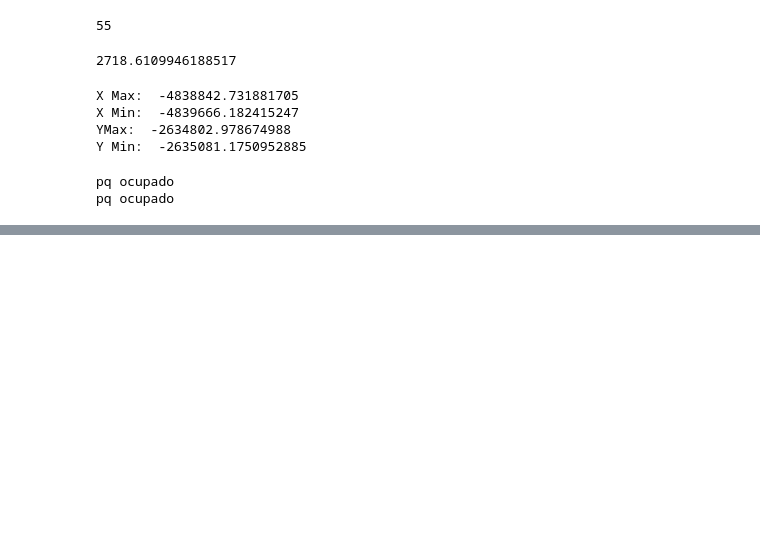
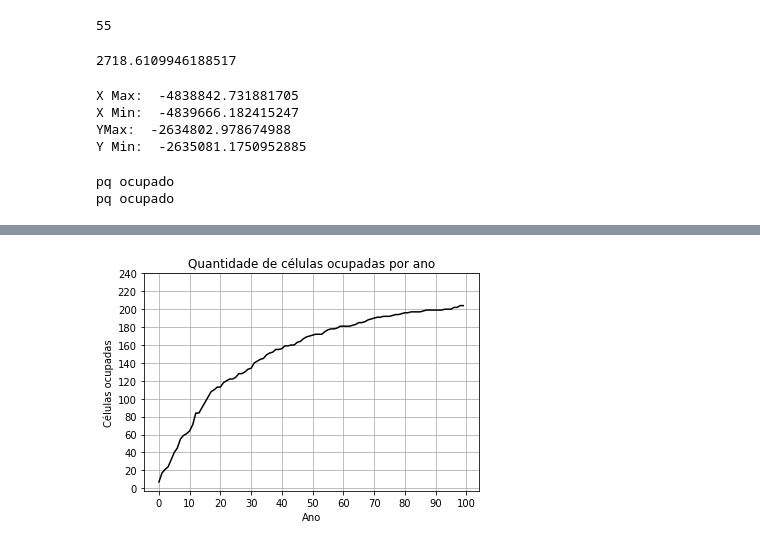
Before and after one commit to Rproc/sim, a Jupyter notebook: simulacao_chico_mendes.ipynb, the cells around one changed output, grey strips where cells are left out. Drawn from its saved outputs; the diff is of its cells as text; code cells hidden in the pictures; blank space fills up the shorter version.

```diff
--- a/simulacao_chico_mendes.ipynb
+++ b/simulacao_chico_mendes.ipynb
@@ -726,0 +781,4 @@ logging(log, 'log')
+# %%
+plot1(occ_cumulative, 100, 'Quantidade de células ocupadas por ano')
+# %% [output]
+[figure, added]
```
Also changed, not shown: parts of 10 cells of this notebook, 20 other files.
